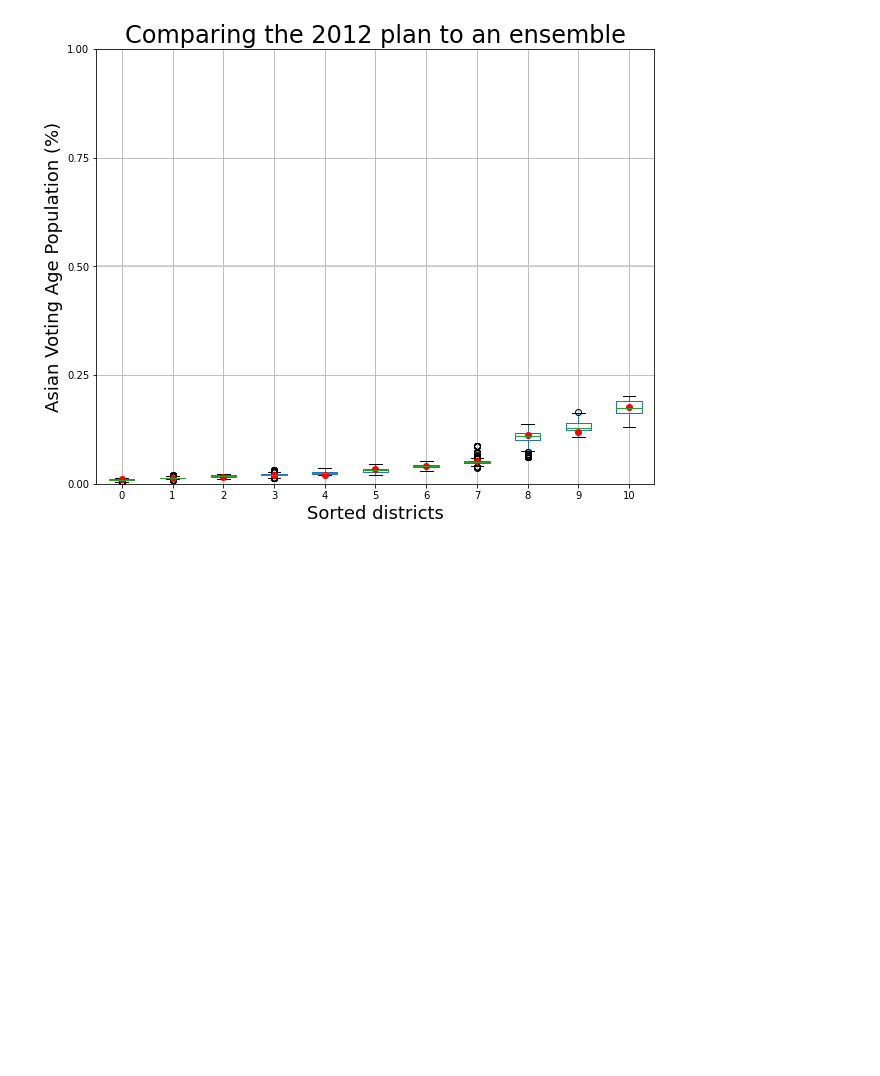
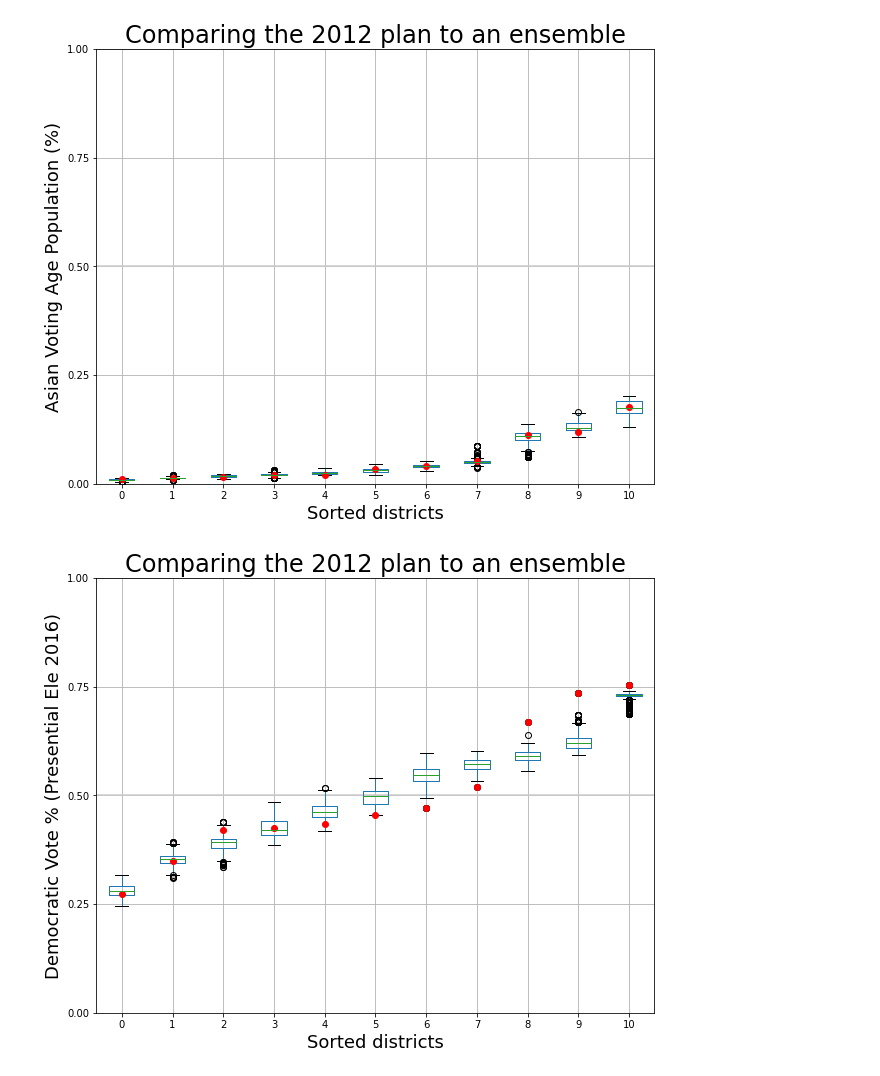
Before and after one commit to RahulReady/Redistricting-Project, a Jupyter notebook: VA Redistricting Plan.ipynb, the cells around one changed output. Saved outputs shown, nothing was run; the diff lists cells and outputs as text; code cells hidden in the pictures; blank space fills up the shorter version.

```diff
--- a/VA Redistricting Plan.ipynb
+++ b/VA Redistricting Plan.ipynb
@@ -69,3 +104,5 @@ memory usage: 1.1+ MB
+# %%
+graph = Graph.from_file("va.shp")
 # %%
 # Configure Election objects representing
 # some of the election data from shapefile
@@ -189,3 +226,30 @@ ax.set_yticks([0, 0.25, 0.5, 0.75, 1])
 plt.show()
 # %% [output]
 [figure]
+# %%
+dem_pres = pd.DataFrame(
+    sorted(partition["PRES16"].percents("Democratic"))
+    for partition in chain
+)
+# %%
+fig, ax = plt.subplots(figsize=(10, 8))
+
+# Draw 50% line
+ax.axhline(0.5, color="#cccccc")
+
+# Draw boxplot
+dem_pres.boxplot(ax=ax, positions=range(len(dem_pres.columns)))
+
+# Draw initial plan's Democratic vote %s (.iloc[0] gives the first row)
+plt.plot(dem_pres.iloc[0], "ro")
+
+# Annotate
+ax.set_title("Comparing the 2012 plan to an ensemble", fontsize=24)
+ax.set_ylabel("Democratic Vote % (Presential Ele 2016)", fontsize=18)
+ax.set_xlabel("Sorted districts", fontsize=18)
+ax.set_ylim(0, 1)
+ax.set_yticks([0, 0.25, 0.5, 0.75, 1])
+
+plt.show()
+# %% [output]
+[figure, added]
```
Also changed, not shown: parts of 7 cells of this notebook, 5 other files.
